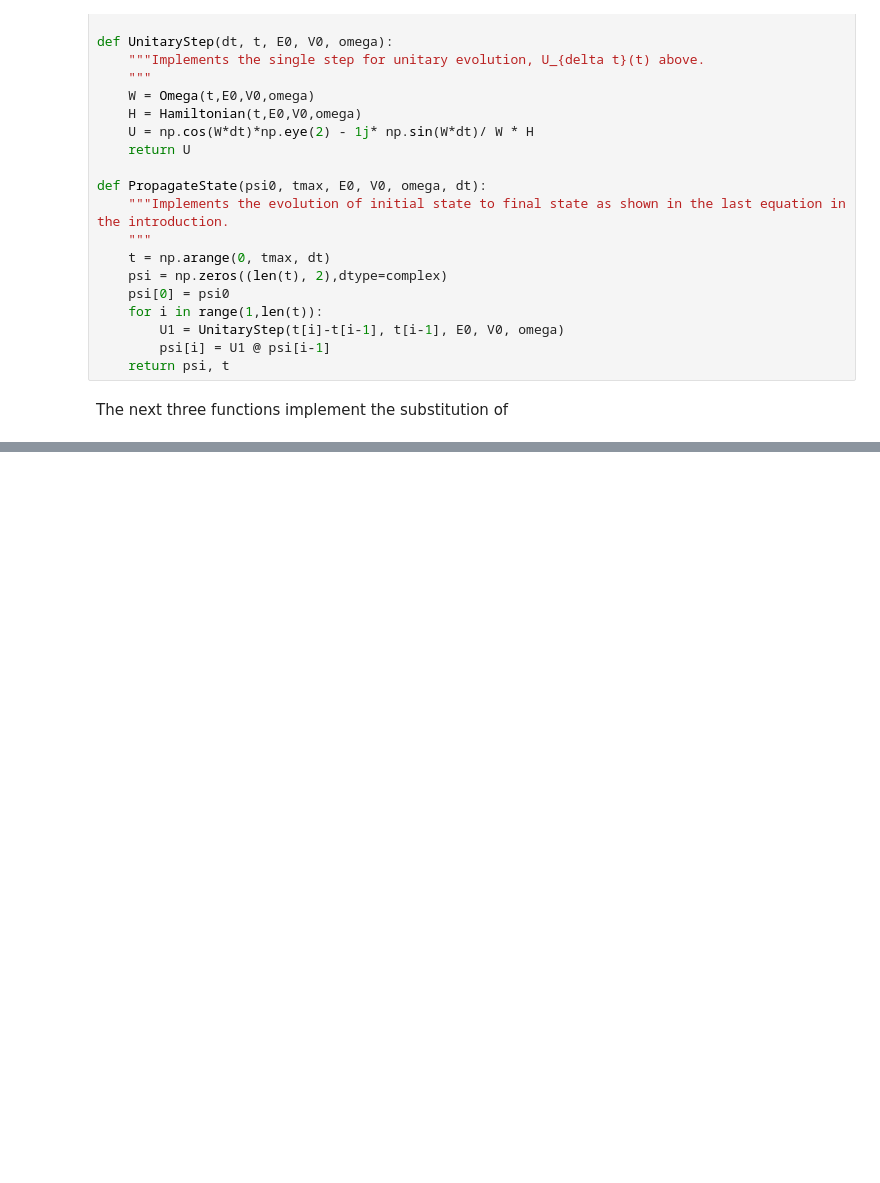
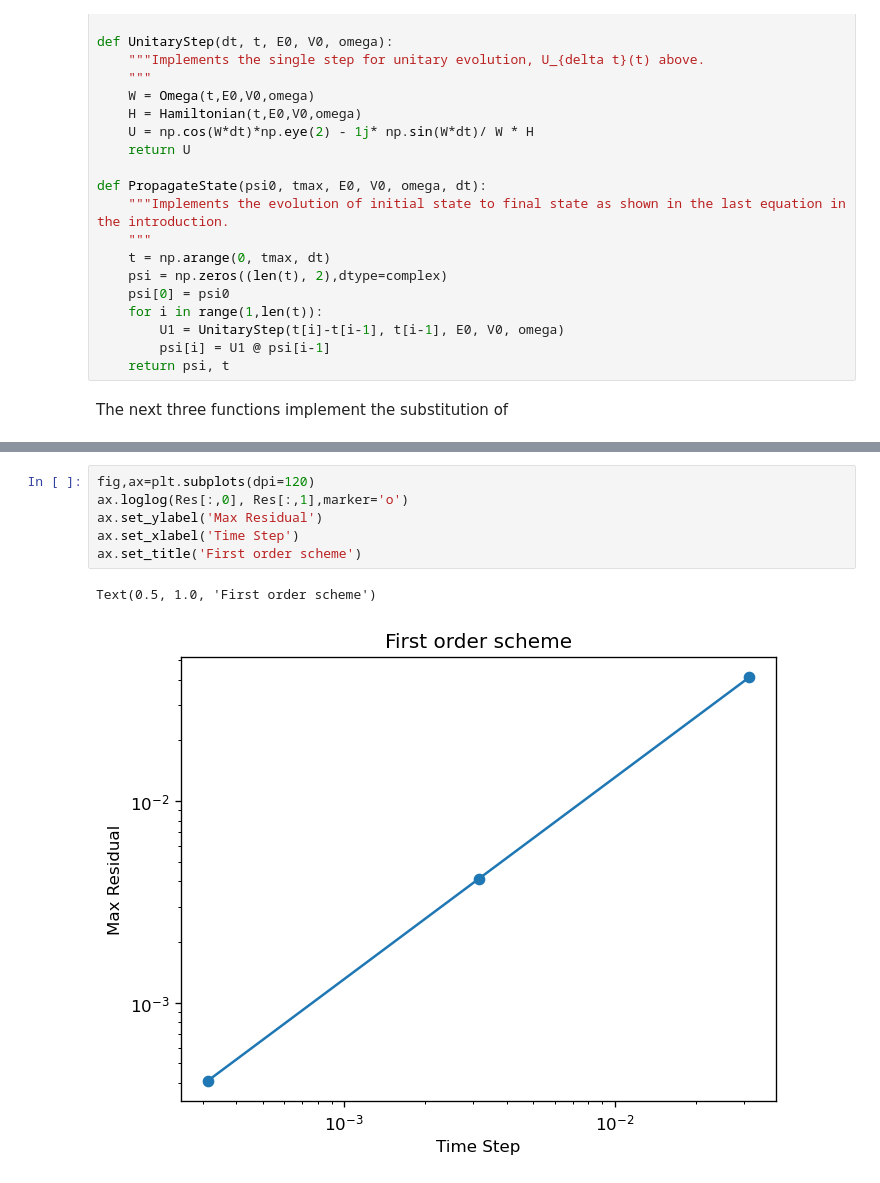
Before and after one commit to kuljitvirk/quantum, a Jupyter notebook: notebooks/TimeOrderedExp.ipynb, the cells around one changed output, grey strips where cells are left out. Drawn from its saved outputs; the diff is of its cells as text; blank space fills up the shorter version.

```diff
--- a/notebooks/TimeOrderedExp.ipynb
+++ b/notebooks/TimeOrderedExp.ipynb
@@ -114,0 +112,9 @@ dt =  3.141592653589793
+# %%
+fig,ax=plt.subplots(dpi=120)
+ax.loglog(Res[:,0], Res[:,1],marker='o')
+ax.set_ylabel('Max Residual')
+ax.set_xlabel('Time Step')
+ax.set_title('First order scheme')
+# %% [output]
+Text(0.5, 1.0, 'First order scheme')
+[figure, added]
```
Also changed, not shown: parts of 4 cells of this notebook.
